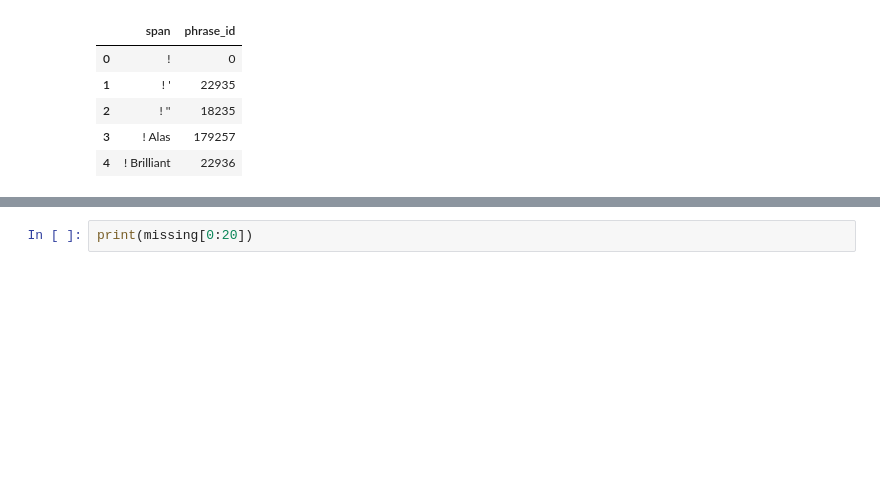
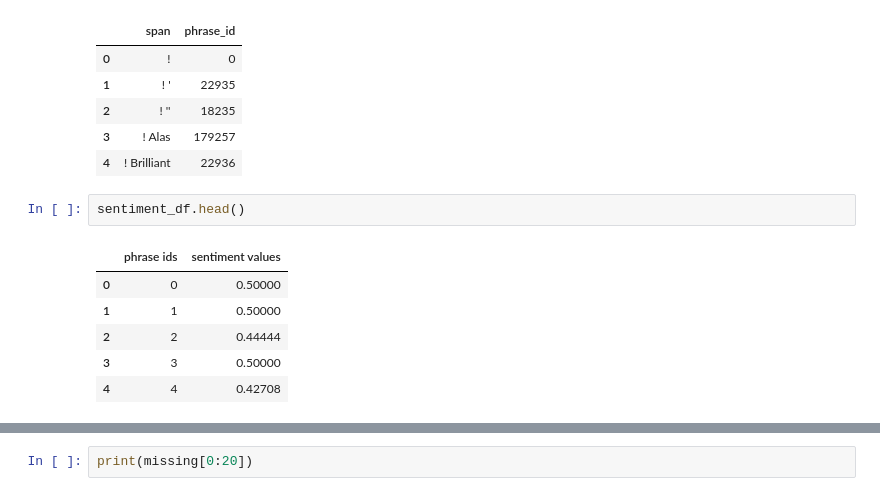
Before and after one commit to joel-n/sentiment-analysis, a Jupyter notebook: BERT_sentiment_prediction.ipynb, the cells around one changed output, grey strips where cells are left out. Saved outputs shown, nothing was run; the diff lists cells and outputs as text; blank space fills up the shorter version.

```diff
--- a/BERT_sentiment_prediction.ipynb
+++ b/BERT_sentiment_prediction.ipynb
@@ -137,3 +151,12 @@ dictionary_df.head()
 | 2 | ! '' | 18235 |
 | 3 | ! Alas | 179257 |
 | 4 | ! Brilliant | 22936 |
+# %%
+sentiment_df.head()
+# %% [output]
+|  | phrase ids | sentiment values |
+| 0 | 0 | 0.50000 |
+| 1 | 1 | 0.50000 |
+| 2 | 2 | 0.44444 |
+| 3 | 3 | 0.50000 |
+| 4 | 4 | 0.42708 |
```
Also changed, not shown: parts of 14 cells of this notebook.
